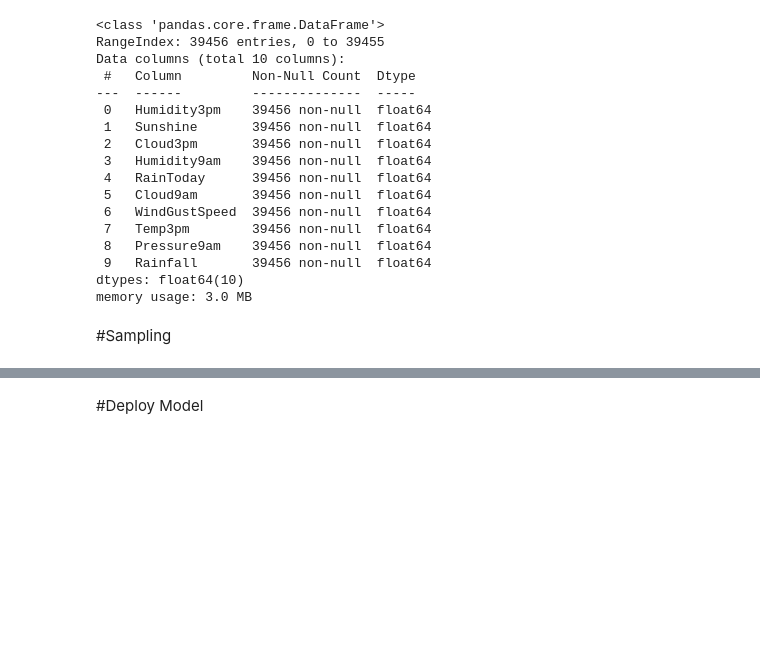
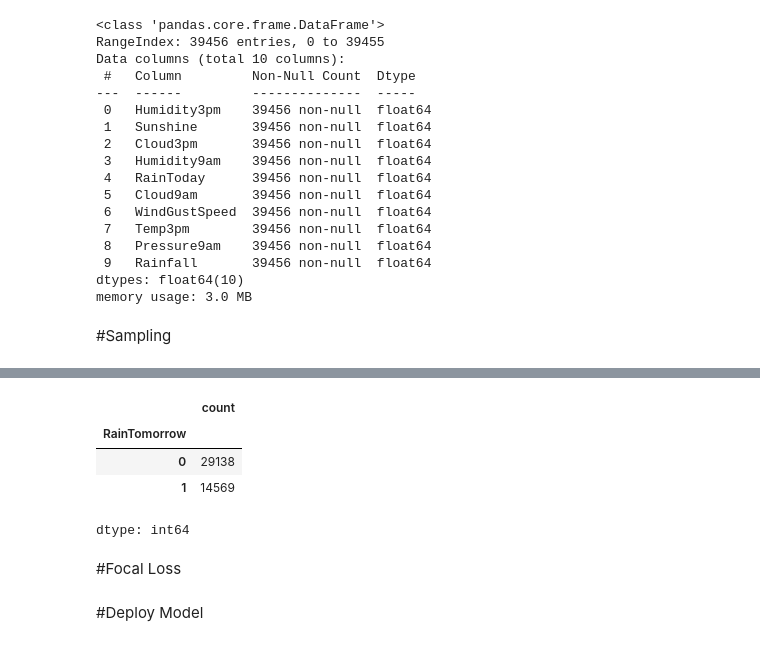
Before and after one commit to viti1igo/WeatherForecasting, a Jupyter notebook: WeatherForecasting.ipynb, the cells around one changed output, grey strips where cells are left out. Cells and saved outputs as stored; diff of their text form; code cells hidden in the pictures; blank space fills up the shorter version.

```diff
--- a/WeatherForecasting.ipynb
+++ b/WeatherForecasting.ipynb
@@ -889,0 +926,20 @@ dtype: int64
+# %%
+no_rain = train_data_v2_1[train_data_v2_1['RainTomorrow'] == 0]
+rain = train_data_v2_1[train_data_v2_1['RainTomorrow'] == 1]
+
+rain_upsampled = resample(rain,
+                          replace=True,
+                          n_samples=round(len(no_rain) / 2),
+                          random_state=42)
+
+train_data_sampled = pd.concat([no_rain, rain_upsampled])
+
+train_data_sampled = train_data_sampled.sample(frac=1, random_state=42).reset_index(drop=True)
+# %%
+train_data_sampled['RainTomorrow'].value_counts()
+# %% [output]
+|  | count |
+| RainTomorrow |  |
+| 0 | 29138 |
+| 1 | 14569 |
+dtype: int64
@@ -889,0 +949,2 @@ dtype: int64
+# %% [markdown]
+#Focal Loss
```
Also changed, not shown: parts of 35 cells of this notebook.
